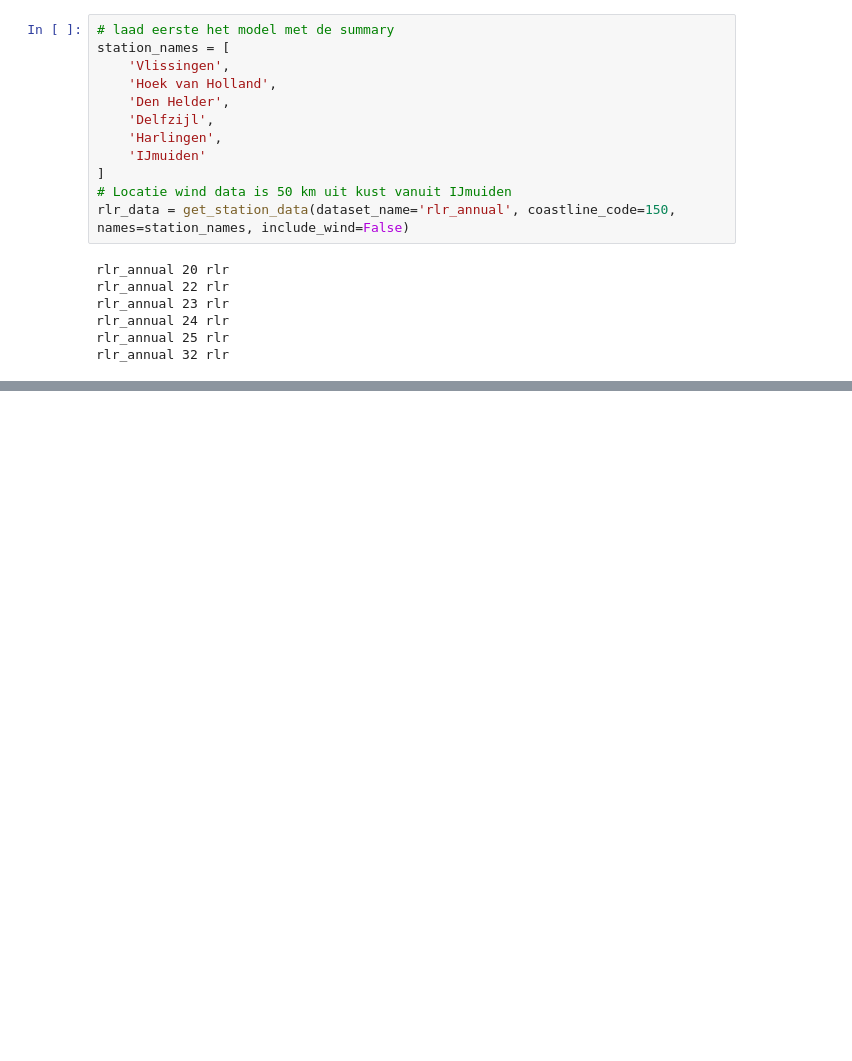
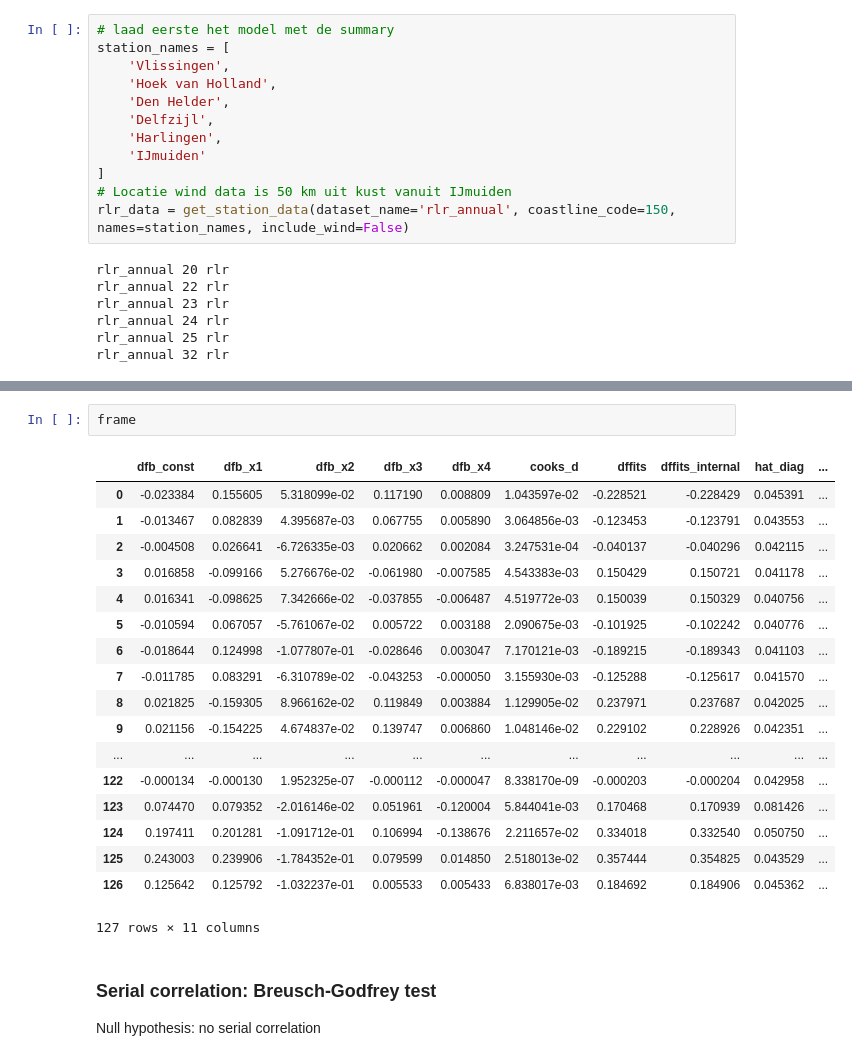
Before and after one commit to openearth/sealevel, a Jupyter notebook: notebooks/analysis/gtsr/Statistical tests.ipynb, the cells around one changed output, grey strips where cells are left out. Cells and saved outputs as stored; diff of their text form; blank space fills up the shorter version.

```diff
--- a/notebooks/analysis/gtsr/Statistical tests.ipynb
+++ b/notebooks/analysis/gtsr/Statistical tests.ipynb
@@ -163,2 +395,26 @@ ax.spines['right'].set_visible(False)
+# %%
+frame
+# %% [output]
+|  | dfb_const | dfb_x1 | dfb_x2 | dfb_x3 | dfb_x4 | cooks_d | dffits | dffits_internal | hat_diag | ... |
+| 0 | -0.023384 | 0.155605 | 5.318099e-02 | 0.117190 | 0.008809 | 1.043597e-02 | -0.228521 | -0.228429 | 0.045391 | ... |
+| 1 | -0.013467 | 0.082839 | 4.395687e-03 | 0.067755 | 0.005890 | 3.064856e-03 | -0.123453 | -0.123791 | 0.043553 | ... |
+| 2 | -0.004508 | 0.026641 | -6.726335e-03 | 0.020662 | 0.002084 | 3.247531e-04 | -0.040137 | -0.040296 | 0.042115 | ... |
+| 3 | 0.016858 | -0.099166 | 5.276676e-02 | -0.061980 | -0.007585 | 4.543383e-03 | 0.150429 | 0.150721 | 0.041178 | ... |
+| 4 | 0.016341 | -0.098625 | 7.342666e-02 | -0.037855 | -0.006487 | 4.519772e-03 | 0.150039 | 0.150329 | 0.040756 | ... |
+| 5 | -0.010594 | 0.067057 | -5.761067e-02 | 0.005722 | 0.003188 | 2.090675e-03 | -0.101925 | -0.102242 | 0.040776 | ... |
+| 6 | -0.018644 | 0.124998 | -1.077807e-01 | -0.028646 | 0.003047 | 7.170121e-03 | -0.189215 | -0.189343 | 0.041103 | ... |
+| 7 | -0.011785 | 0.083291 | -6.310789e-02 | -0.043253 | -0.000050 | 3.155930e-03 | -0.125288 | -0.125617 | 0.041570 | ... |
+| 8 | 0.021825 | -0.159305 | 8.966162e-02 | 0.119849 | 0.003884 | 1.129905e-02 | 0.237971 | 0.237687 | 0.042025 | ... |
+| 9 | 0.021156 | -0.154225 | 4.674837e-02 | 0.139747 | 0.006860 | 1.048146e-02 | 0.229102 | 0.228926 | 0.042351 | ... |
+| ... | ... | ... | ... | ... | ... | ... | ... | ... | ... | ... |
+| 122 | -0.000134 | -0.000130 | 1.952325e-07 | -0.000112 | -0.000047 | 8.338170e-09 | -0.000203 | -0.000204 | 0.042958 | ... |
+| 123 | 0.074470 | 0.079352 | -2.016146e-02 | 0.051961 | -0.120004 | 5.844041e-03 | 0.170468 | 0.170939 | 0.081426 | ... |
+| 124 | 0.197411 | 0.201281 | -1.091712e-01 | 0.106994 | -0.138676 | 2.211657e-02 | 0.334018 | 0.332540 | 0.050750 | ... |
+| 125 | 0.243003 | 0.239906 | -1.784352e-01 | 0.079599 | 0.014850 | 2.518013e-02 | 0.357444 | 0.354825 | 0.043529 | ... |
+| 126 | 0.125642 | 0.125792 | -1.032237e-01 | 0.005533 | 0.005433 | 6.838017e-03 | 0.184692 | 0.184906 | 0.045362 | ... |
+127 rows × 11 columns
+# %% [markdown]
+### Serial correlation: Breusch-Godfrey test
+Null hypothesis: no serial correlation
 # %%
 import pandas as pd
```
Also changed, not shown: parts of 25 cells of this notebook, 3 other files.
